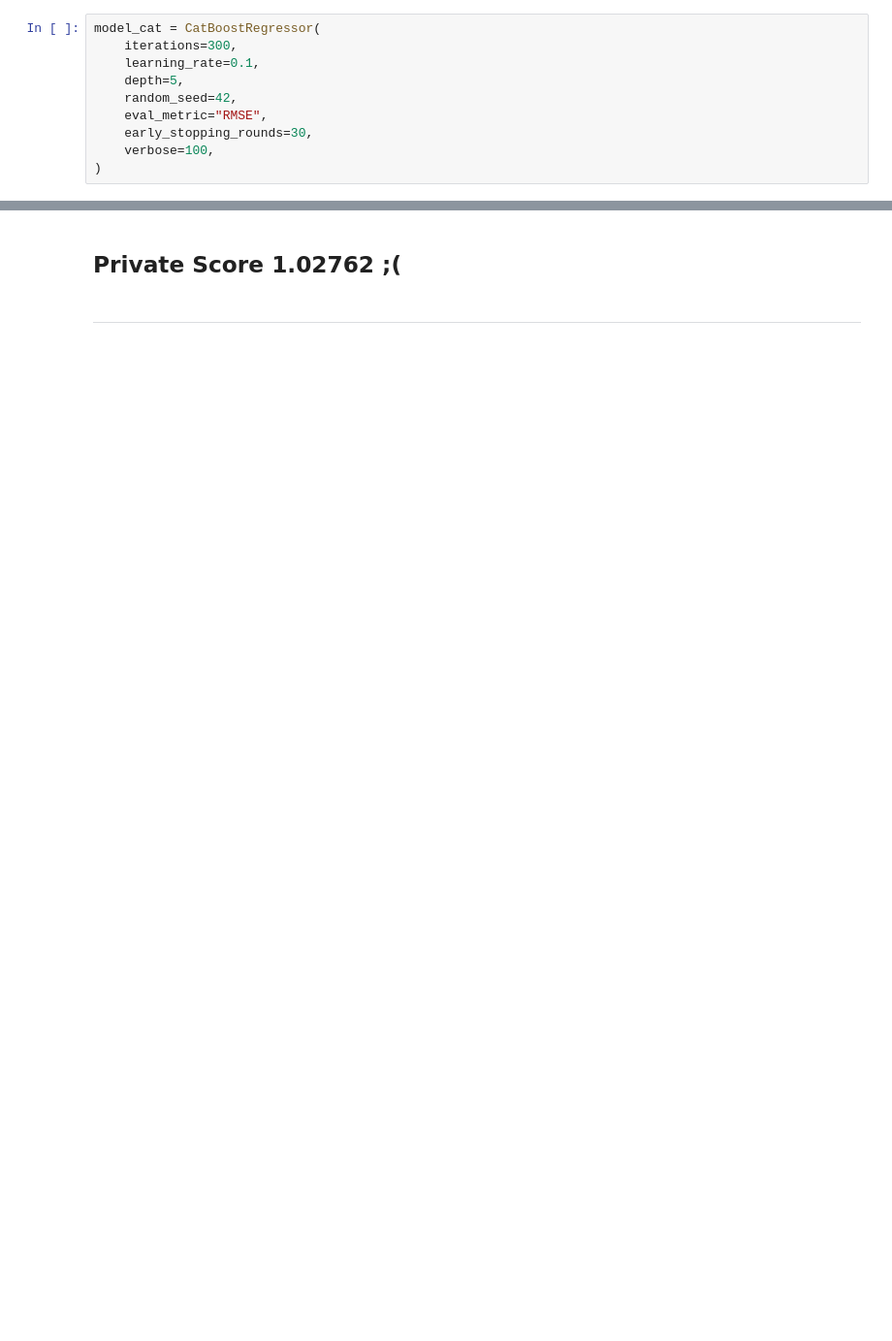
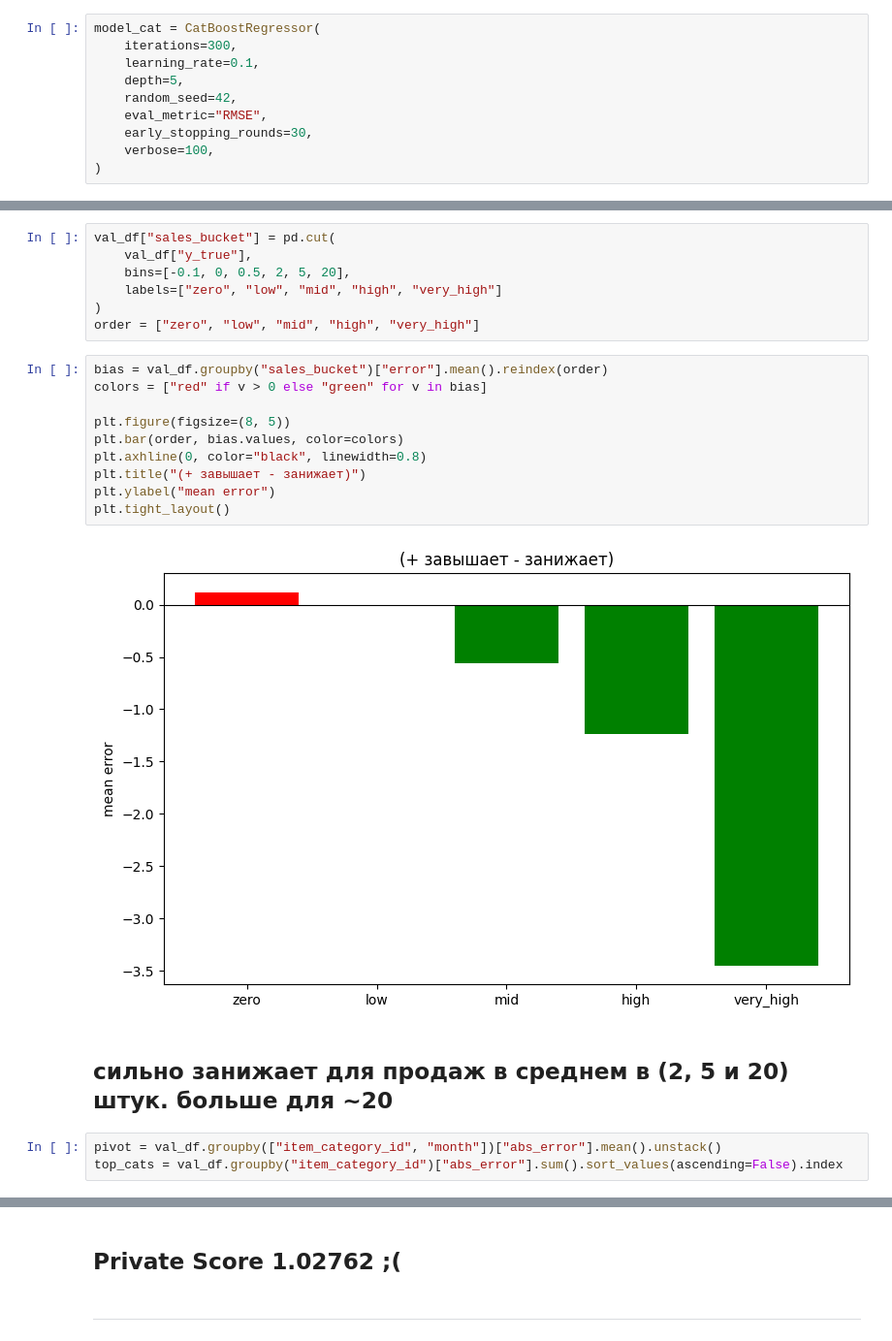
Before and after one commit to FilFilimono/innowise-projects, a Jupyter notebook: BaseLine/baseline.ipynb, the cells around one changed output, grey strips where cells are left out. Shown at 97% size. Cells and saved outputs as stored; diff of their text form; blank space fills up the shorter version.

```diff
--- a/BaseLine/baseline.ipynb
+++ b/BaseLine/baseline.ipynb
@@ -126,0 +281,24 @@ CatBoost Validation RMSE: 0.6604
+# %%
+val_df["sales_bucket"] = pd.cut(
+    val_df["y_true"],
+    bins=[-0.1, 0, 0.5, 2, 5, 20],
+    labels=["zero", "low", "mid", "high", "very_high"]
+)
+order = ["zero", "low", "mid", "high", "very_high"]
+# %%
+bias = val_df.groupby("sales_bucket")["error"].mean().reindex(order)
+colors = ["red" if v > 0 else "green" for v in bias]
+
+plt.figure(figsize=(8, 5))
+plt.bar(order, bias.values, color=colors)
+plt.axhline(0, color="black", linewidth=0.8)
+plt.title("(+ завышает - занижает)")
+plt.ylabel("mean error")
+plt.tight_layout()
+# %% [output]
+[figure, added]
+# %% [markdown]
+## сильно занижает для продаж в среднем в (2, 5 и 20) штук. больше для ~20
+# %%
+pivot = val_df.groupby(["item_category_id", "month"])["abs_error"].mean().unstack()
+top_cats = val_df.groupby("item_category_id")["abs_error"].sum().sort_values(ascending=False).index
```
Also changed, not shown: parts of 53 cells of this notebook, 6 other files.
